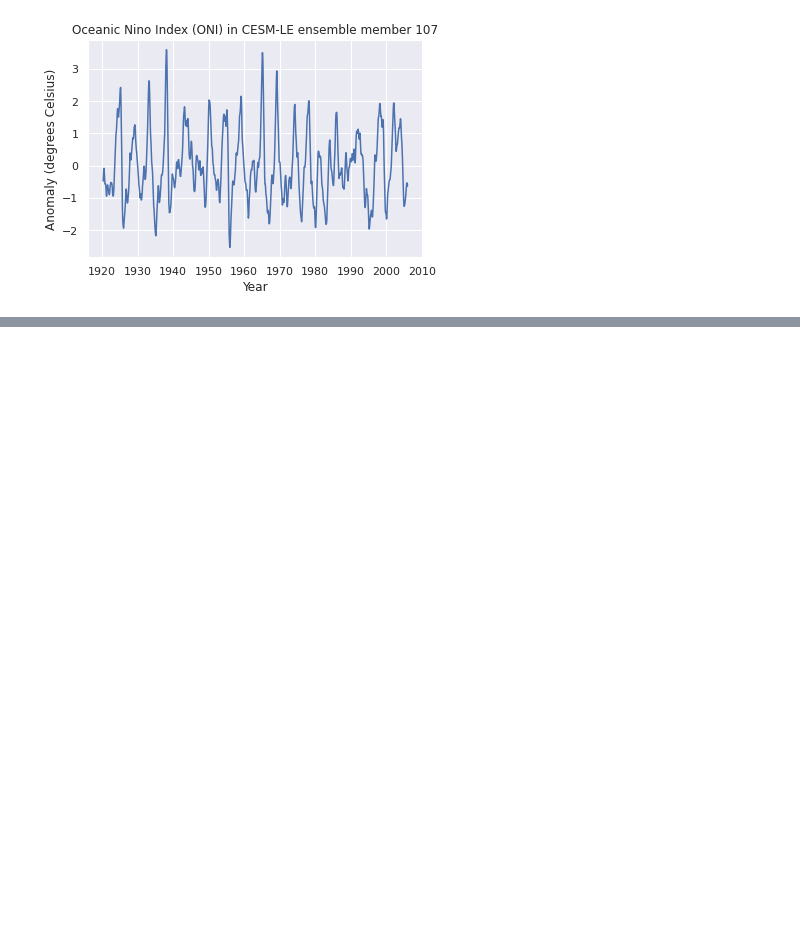
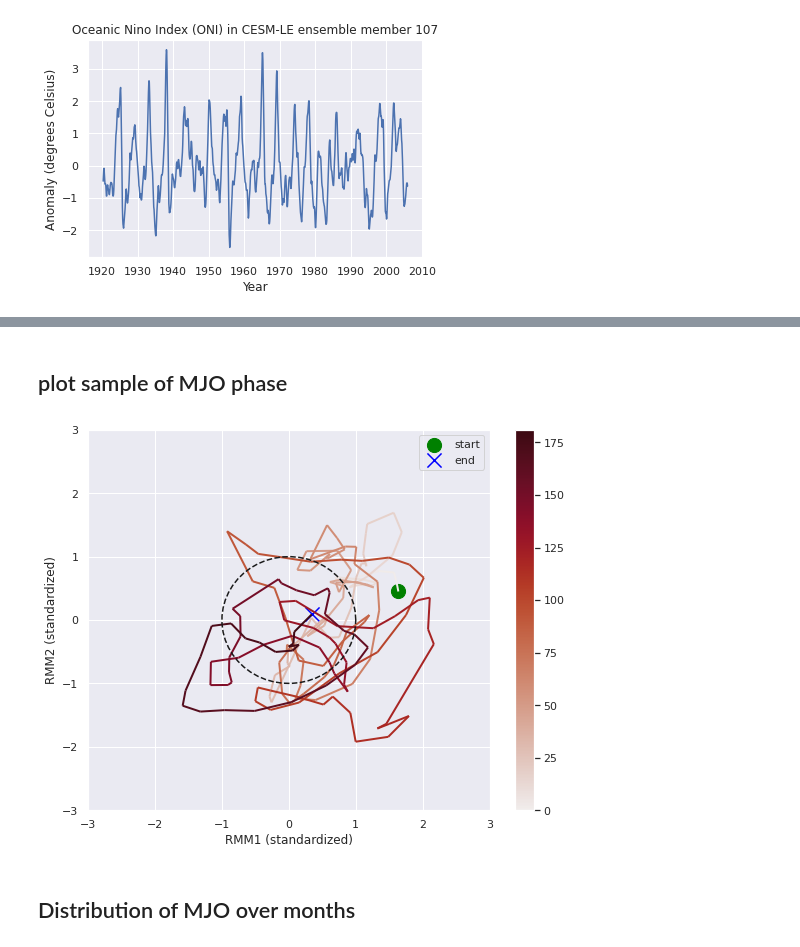
Before and after one commit to ktcarr/12.805, a Jupyter notebook: analysis.ipynb, the cells around one changed output, grey strips where cells are left out. Saved outputs shown, nothing was run; the diff lists cells and outputs as text; code cells hidden in the pictures; blank space fills up the shorter version.

```diff
--- a/analysis.ipynb
+++ b/analysis.ipynb
@@ -144,0 +188,12 @@ eof_obj = Eof(mjo_data) #### EOF analysis to get MJO index
+# %%
+# mjo_data.to_netcdf(os.path.join(scratch_dir, 'mjo_data_prep.nc'))
+eof_obj = Eof(mjo_data) #### EOF analysis to get MJO index
+
+# Get 1st two principal components (used to identify MJO phase)
+rmm = eof_obj.pcs(pcscaling=1, npcs=2)
+rmm1 = rmm.sel(mode=0)
+rmm2 = rmm.sel(mode=1)
+
+# check reconstruction
+res2 = np.einsum('ab,bcd->acd', eof_obj.pcs(pcscaling=1), eof_obj.eofs(eofscaling=2)).reshape(mjo_data.shape)
+print(np.allclose(mjo_data, res2))
@@ -190,0 +358,34 @@ plt.show()
+# %% [markdown]
+## plot sample of MJO phase
+# %%
+theta = np.linspace(0,2*np.pi)
+x0 = np.cos(theta)
+y0 = np.sin(theta)
+year = 1979
+d1 = f'{year}-11-01'
+d2 = f'{year+1}-04-30'
+x = rmm1.sel(time=slice(d1,d2))
+y = rmm2.sel(time=slice(d1,d2))
+
+fig,ax = plt.subplots(figsize=(9,7))
+points = np.array([x, y]).T.reshape(-1, 1, 2)
+segments = np.concatenate([points[:-1], points[1:]], axis=1)
+norm = plt.Normalize(0, len(x))
+lc = LineCollection(segments, cmap='cmo.amp', norm=norm)
+lc.set_array(np.arange(len(x)))
+lc.set_linewidth(2)
+line = ax.add_collection(lc)
+ax.set_xlim([-3,3])
+ax.set_ylim([-3,3])
+ax.scatter(x[0],y[0],marker='o', s=200, label='start', color='green')
+ax.scatter(x[-1],y[-1],marker='x', s=200, label='end', color='blue')
+ax.plot(x0,y0, linestyle='--', color='k')
+ax.set_xlabel('RMM1 (standardized)')
+ax.set_ylabel('RMM2 (standardized)')
+ax.legend()
+fig.colorbar(line)
+plt.show()
+# %% [output]
+[figure, added]
+# %% [markdown]
+## Distribution of MJO over months
```
Also changed, not shown: parts of 37 cells of this notebook, 1 other file.
